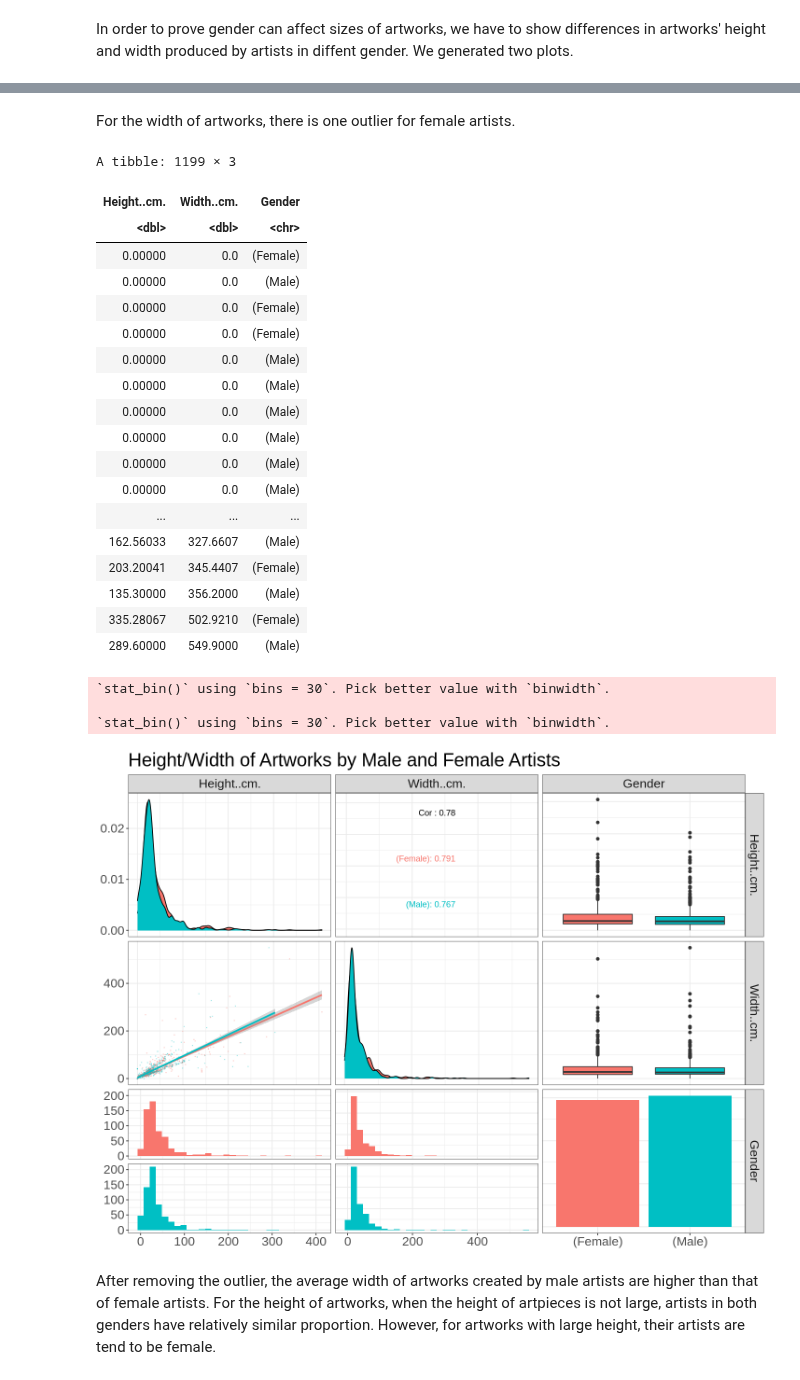
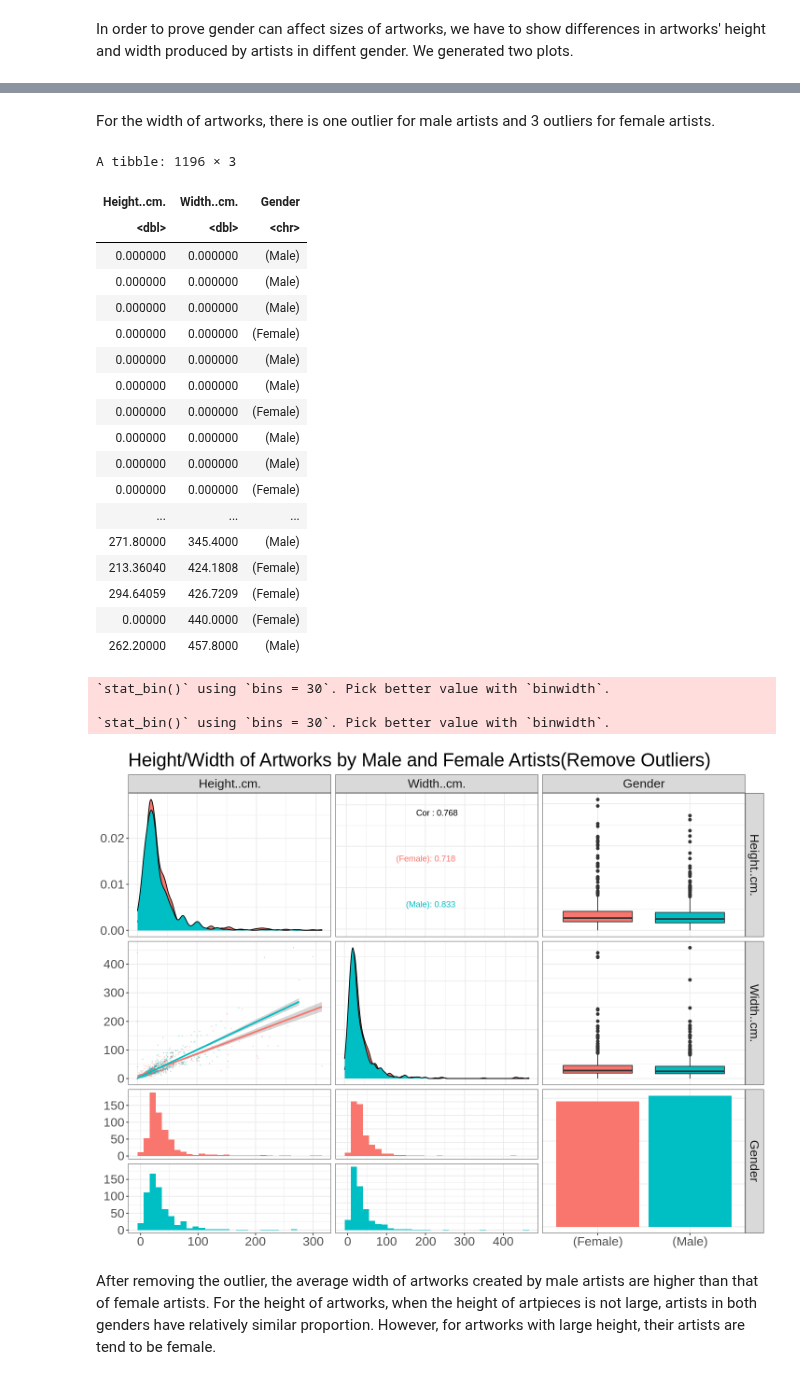
Before and after one commit to annekedresselhuis/DSCI-Group-Project, a Jupyter notebook: group_28_preliminary_analysis..ipynb, the cells around one changed output, grey strips where cells are left out. Saved outputs shown, nothing was run; the diff lists cells and outputs as text; code cells hidden in the pictures.

```diff
--- a/group_28_preliminary_analysis..ipynb
+++ b/group_28_preliminary_analysis..ipynb
@@ -269,42 +269,42 @@ male_and_female_plot
 # %% [markdown]
-For the width of artworks, there is one outlier for female artists.
+For the width of artworks, there is one outlier for male artists and 3 outliers for female artists.
 # %%
 artworks_width_revised <- arrange(artworks_both, Width..cm.) %>%
-                          slice(1:(n()-1))
+                          slice(1:(n()-4))
 artworks_width_revised
 # %% [output]
-A tibble: 1199 × 3
+A tibble: 1196 × 3
 | Height..cm. | Width..cm. | Gender |
 | <dbl> | <dbl> | <chr> |
-| 0.00000 | 0.0 | (Female) |
-| 0.00000 | 0.0 | (Male) |
-| 0.00000 | 0.0 | (Female) |
-| 0.00000 | 0.0 | (Female) |
-| 0.00000 | 0.0 | (Male) |
-| 0.00000 | 0.0 | (Male) |
-| 0.00000 | 0.0 | (Male) |
-| 0.00000 | 0.0 | (Male) |
-| 0.00000 | 0.0 | (Male) |
-| 0.00000 | 0.0 | (Male) |
+| 0.000000 | 0.000000 | (Male) |
+| 0.000000 | 0.000000 | (Male) |
+| 0.000000 | 0.000000 | (Male) |
+| 0.000000 | 0.000000 | (Female) |
+| 0.000000 | 0.000000 | (Male) |
+| 0.000000 | 0.000000 | (Male) |
+| 0.000000 | 0.000000 | (Female) |
+| 0.000000 | 0.000000 | (Male) |
+| 0.000000 | 0.000000 | (Male) |
+| 0.000000 | 0.000000 | (Female) |
 | ... | ... | ... |
-| 162.56033 | 327.6607 | (Male) |
-| 203.20041 | 345.4407 | (Female) |
-| 135.30000 | 356.2000 | (Male) |
-| 335.28067 | 502.9210 | (Female) |
-| 289.60000 | 549.9000 | (Male) |
+| 271.80000 | 345.4000 | (Male) |
+| 213.36040 | 424.1808 | (Female) |
+| 294.64059 | 426.7209 | (Female) |
+| 0.00000 | 440.0000 | (Female) |
+| 262.20000 | 457.8000 | (Male) |
 # %%
 gender_plot_revised <- artworks_width_revised %>%
-                   ggpairs(title = "Height/Width of Artworks by Male and Female Artists",
+                   ggpairs(title = "Height/Width of Artworks by Male and Female Artists(Remove Outliers)",
                    mapping = ggplot2::aes(colour=Gender),
                    lower = list(continuous = wrap("smooth", alpha = 0.3, size=0.1)))  +
                    theme_bw() +
                    theme(text = element_text(size = 20))
 gender_plot_revised
 # %% [output]
 `stat_bin()` using `bins = 30`. Pick better value with `binwidth`.
 
 `stat_bin()` using `bins = 30`. Pick better value with `binwidth`.
-[figure, old version]
+[figure, new version]
 # %% [markdown]
 After removing the outlier, the average width of artworks created by male artists are higher than that of female artists.
 For the height of artworks, when the height of artpieces is not large, artists in both genders have relatively similar proportion. However, for artworks with large height, their artists are tend to be female.
```
Also changed, not shown: parts of 2 cells of this notebook.
